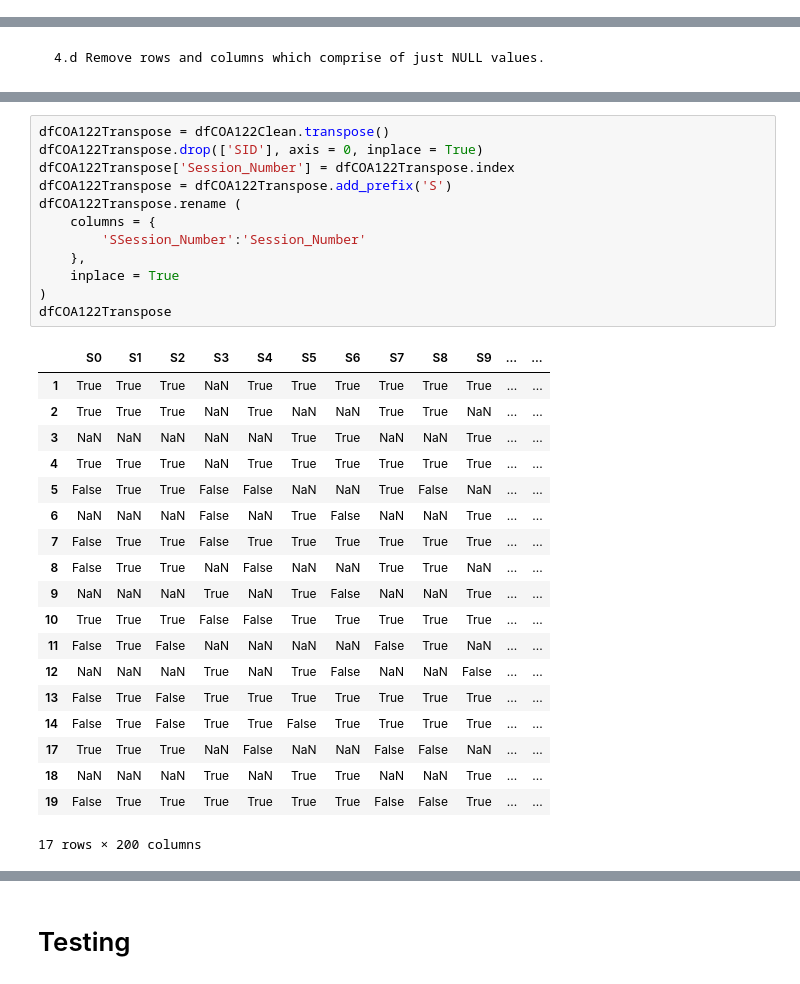
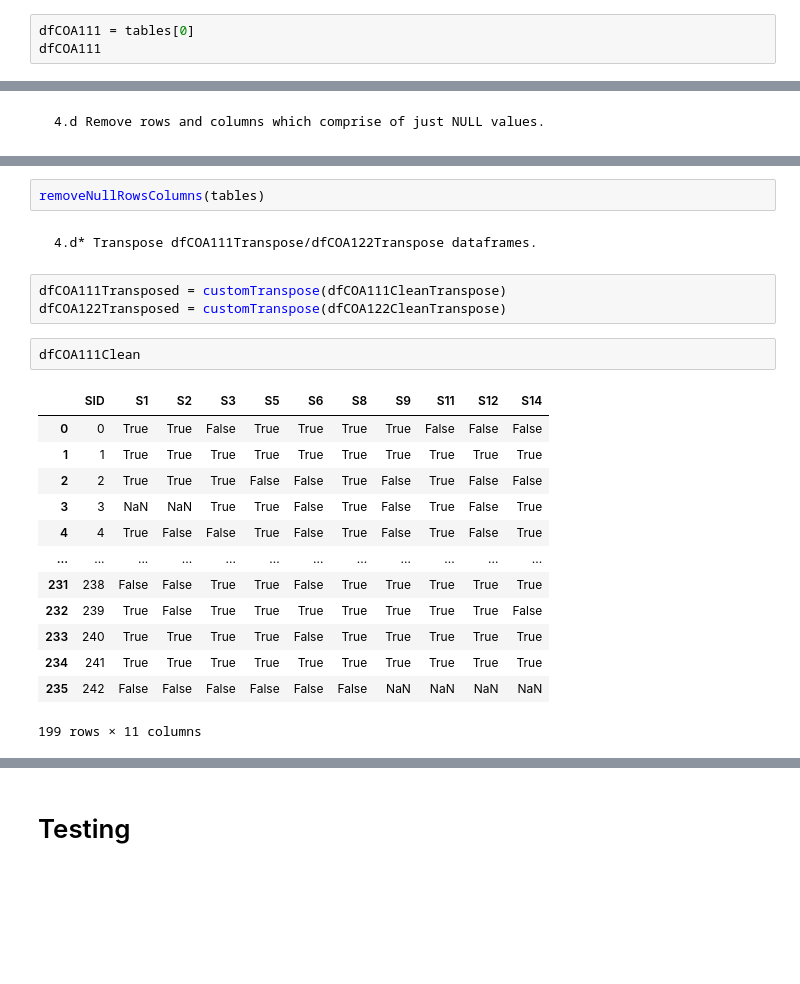
Before and after one commit to DeraUchenwoke/DataScienceProjects22, a Jupyter notebook: main/2022Coursework/CW_Preprocessing.ipynb, the cells around one changed output, grey strips where cells are left out. Cells and saved outputs as stored; diff of their text form; blank space fills up the shorter version.

```diff
--- a/main/2022Coursework/CW_Preprocessing.ipynb
+++ b/main/2022Coursework/CW_Preprocessing.ipynb
@@ -47,0 +20,3 @@ dfCOA122
+# %%
+dfCOA111 = tables[0]
+dfCOA111
@@ -257,32 +232,23 @@ dfCOA111Transpose
-# %%
-dfCOA122Transpose = dfCOA122Clean.transpose()
-dfCOA122Transpose.drop(['SID'], axis = 0, inplace = True)
-dfCOA122Transpose['Session_Number'] = dfCOA122Transpose.index
-dfCOA122Transpose = dfCOA122Transpose.add_prefix('S')
-dfCOA122Transpose.rename (
-    columns = {
-        'SSession_Number':'Session_Number'
-    },
-    inplace = True
-)
-dfCOA122Transpose
-# %% [output]
-|  | S0 | S1 | S2 | S3 | S4 | S5 | S6 | S7 | S8 | S9 | ... | ... |
-| 1 | True | True | True | NaN | True | True | True | True | True | True | ... | ... |
-| 2 | True | True | True | NaN | True | NaN | NaN | True | True | NaN | ... | ... |
-| 3 | NaN | NaN | NaN | NaN | NaN | True | True | NaN | NaN | True | ... | ... |
-| 4 | True | True | True | NaN | True | True | True | True | True | True | ... | ... |
-| 5 | False | True | True | False | False | NaN | NaN | True | False | NaN | ... | ... |
-| 6 | NaN | NaN | NaN | False | NaN | True | False | NaN | NaN | True | ... | ... |
-| 7 | False | True | True | False | True | True | True | True | True | True | ... | ... |
-| 8 | False | True | True | NaN | False | NaN | NaN | True | True | NaN | ... | ... |
-| 9 | NaN | NaN | NaN | True | NaN | True | False | NaN | NaN | True | ... | ... |
-| 10 | True | True | True | False | False | True | True | True | True | True | ... | ... |
-| 11 | False | True | False | NaN | NaN | NaN | NaN | False | True | NaN | ... | ... |
-| 12 | NaN | NaN | NaN | True | NaN | True | False | NaN | NaN | False | ... | ... |
-| 13 | False | True | False | True | True | True | True | True | True | True | ... | ... |
-| 14 | False | True | False | True | True | False | True | True | True | True | ... | ... |
-| 17 | True | True | True | NaN | False | NaN | NaN | False | False | NaN | ... | ... |
-| 18 | NaN | NaN | NaN | True | NaN | True | True | NaN | NaN | True | ... | ... |
-| 19 | False | True | True | True | True | True | True | False | False | True | ... | ... |
-17 rows × 200 columns
+# %%
+removeNullRowsColumns(tables)
+# %% [markdown]
+    4.d* Transpose dfCOA111Transpose/dfCOA122Transpose dataframes.
+# %%
+dfCOA111Transposed = customTranspose(dfCOA111CleanTranspose)
+dfCOA122Transposed = customTranspose(dfCOA122CleanTranspose)
+# %%
+dfCOA111Clean
+# %% [output]
+|  | SID | S1 | S2 | S3 | S5 | S6 | S8 | S9 | S11 | S12 | S14 |
+| 0 | 0 | True | True | False | True | True | True | True | False | False | False |
+| 1 | 1 | True | True | True | True | True | True | True | True | True | True |
+| 2 | 2 | True | True | True | False | False | True | False | True | False | False |
+| 3 | 3 | NaN | NaN | True | True | False | True | False | True | False | True |
+| 4 | 4 | True | False | False | True | False | True | False | True | False | True |
+| ... | ... | ... | ... | ... | ... | ... | ... | ... | ... | ... | ... |
+| 231 | 238 | False | False | True | True | False | True | True | True | True | True |
+| 232 | 239 | True | False | True | True | True | True | True | True | True | False |
+| 233 | 240 | True | True | True | True | False | True | True | True | True | True |
+| 234 | 241 | True | True | True | True | True | True | True | True | True | True |
+| 235 | 242 | False | False | False | False | False | False | NaN | NaN | NaN | NaN |
+199 rows × 11 columns
```
Also changed, not shown: parts of 24 cells of this notebook, 1 other file.
